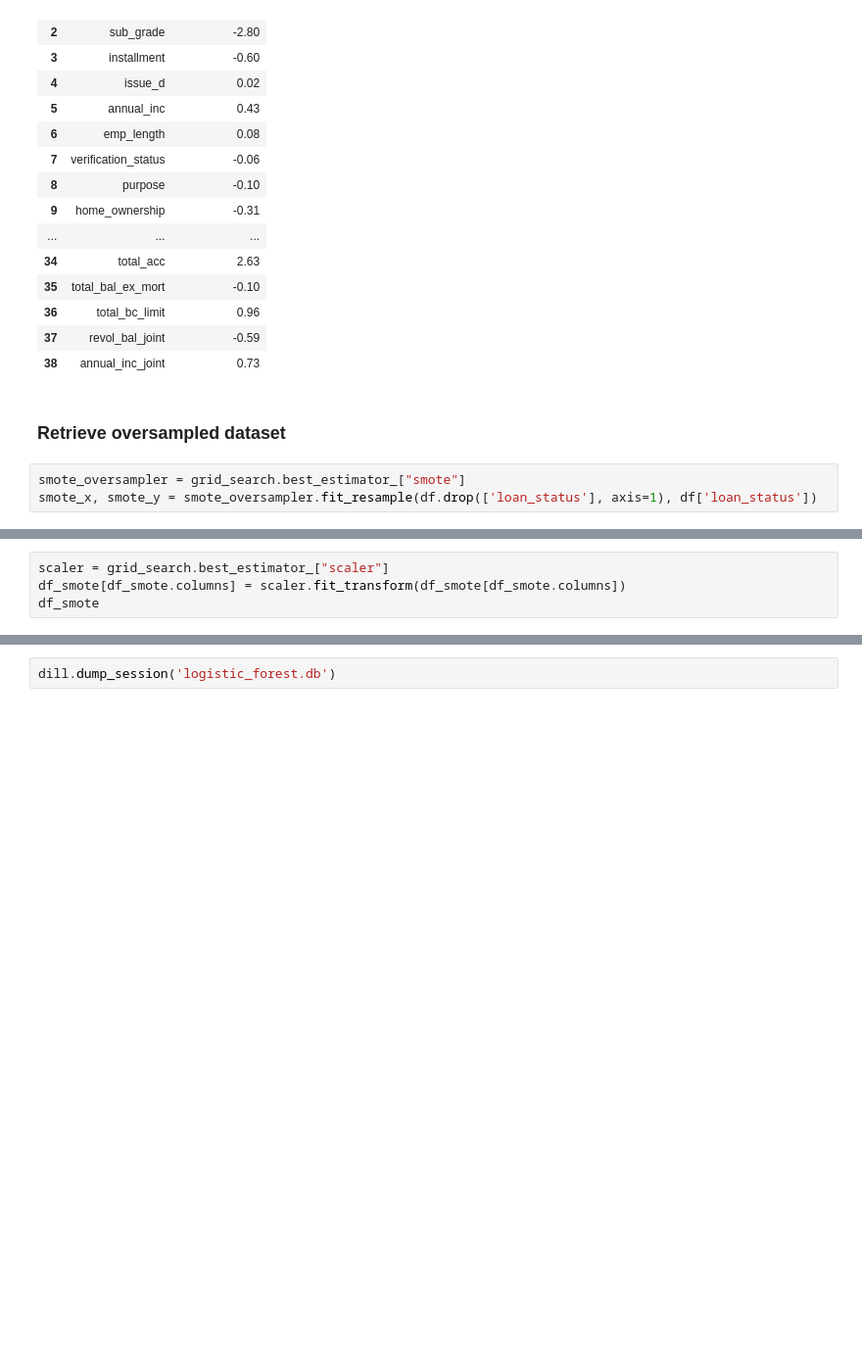
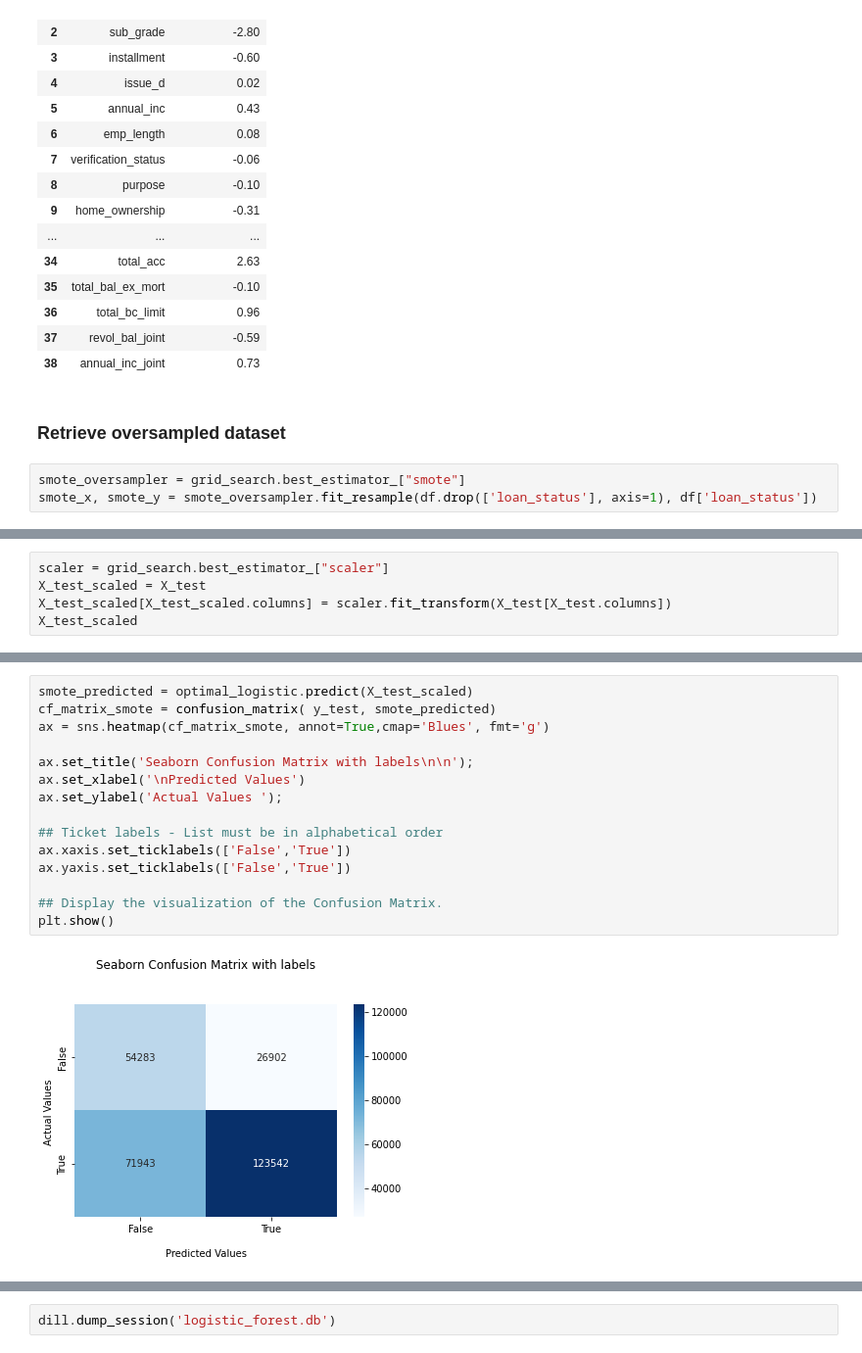
Before and after one commit to apurvk2000/Big-Data-Project, a Jupyter notebook: logistic_forest.ipynb, the cells around one changed output, grey strips where cells are left out. Shown: that part at 98% size. Cells and saved outputs as stored; diff of their text form; blank space fills up the shorter version.

```diff
--- a/logistic_forest.ipynb
+++ b/logistic_forest.ipynb
@@ -341,4 +344,5 @@ plt.show()
 # %%
 scaler = grid_search.best_estimator_["scaler"]
-df_smote[df_smote.columns] = scaler.fit_transform(df_smote[df_smote.columns])
-df_smote
+X_test_scaled = X_test
+X_test_scaled[X_test_scaled.columns] = scaler.fit_transform(X_test[X_test.columns])
+X_test_scaled
@@ -345,3 +363,20 @@ df_smote
+# %%
+smote_predicted = optimal_logistic.predict(X_test_scaled)
+cf_matrix_smote = confusion_matrix( y_test, smote_predicted)
+ax = sns.heatmap(cf_matrix_smote, annot=True,cmap='Blues', fmt='g')
+
+ax.set_title('Seaborn Confusion Matrix with labels\n\n');
+ax.set_xlabel('\nPredicted Values')
+ax.set_ylabel('Actual Values ');
+
+## Ticket labels - List must be in alphabetical order
+ax.xaxis.set_ticklabels(['False','True'])
+ax.yaxis.set_ticklabels(['False','True'])
+
+## Display the visualization of the Confusion Matrix.
+plt.show()
+# %% [output]
+[figure, added]
 # %%
 plot_roc_precision(optimal_logistic,  X_test, y_test)
 # %% [output]
```
Also changed, not shown: parts of 12 cells of this notebook.
